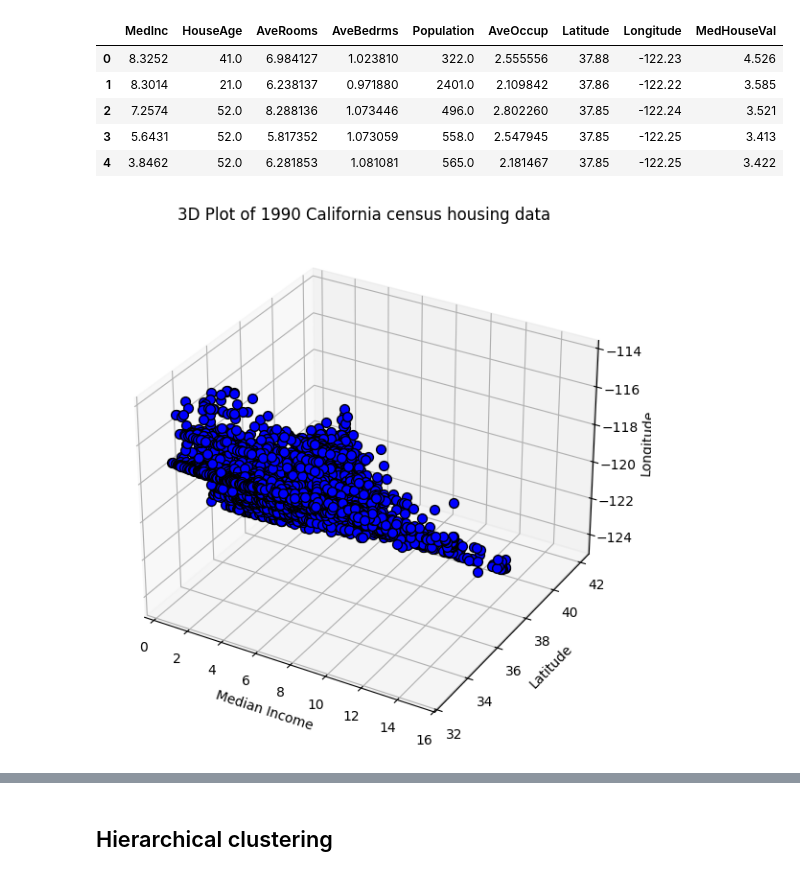
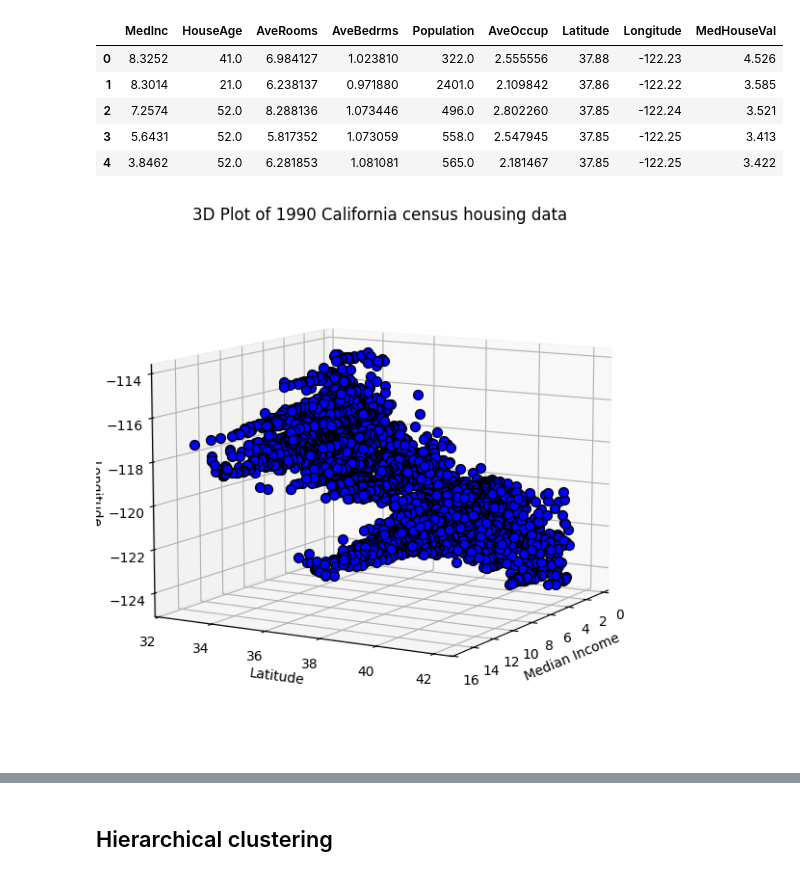
Before and after one commit to NWinocur/unsupervised-learning-k-means-project, a Jupyter notebook: src/explore.ipynb, the cells around one changed output, grey strips where cells are left out. Cells and saved outputs as stored; diff of their text form; code cells hidden in the pictures.

```diff
--- a/src/explore.ipynb
+++ b/src/explore.ipynb
@@ -32,30 +29,33 @@ raw_data.drop_duplicates(inplace=True)
 # %%
 # Set up the 3D figure
 fig = plt.figure(figsize=(10, 7))
 ax = fig.add_subplot(111, projection="3d")
 
 # Plot the data points
 ax.scatter(
     raw_data["MedInc"],
     raw_data["Latitude"],
     raw_data["Longitude"],
     marker="o",
     edgecolor="k",
     s=50,
     c="b",
     depthshade=False,
 )
 
 # Set plot titles and labels
 ax.set_title("3D Plot of 1990 California census housing data")
 ax.set_xlabel("Median Income")
 ax.set_ylabel("Latitude")
 ax.set_zlabel("Longitude")
 
+# Rotate the view 90 degrees clockwise around Z axis
+ax.view_init(elev=10, azim=30)
+
 # Show the plot
 plt.show()
 # %% [output]
-[figure, old version]
+[figure, new version]
 # %%
 # alternate means of plotting same, using package learned about during last week's assignment:
 import plotly.express as px
```
Also changed, not shown: parts of 26 cells of this notebook.
